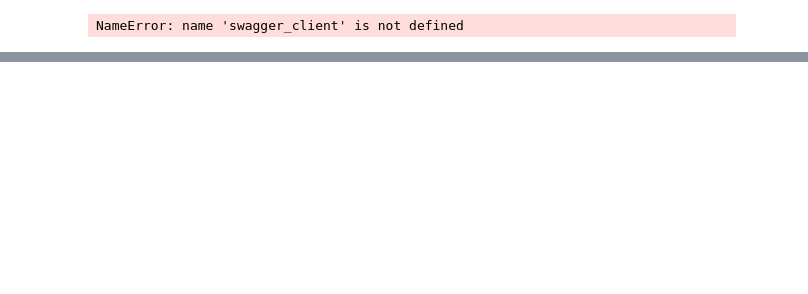
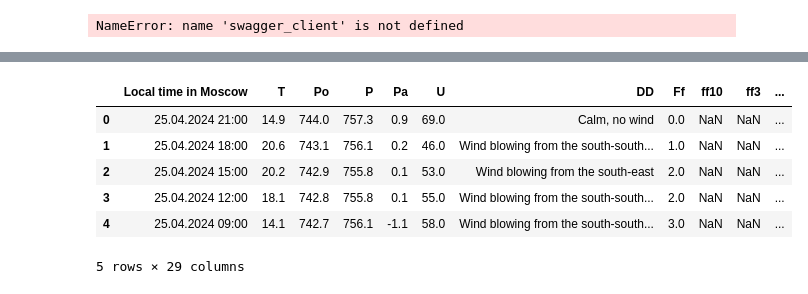
Before and after one commit to PeterOstr/kaggle, a Jupyter notebook: airflow_train1/weather_api_train.ipynb, the cells around one changed output, grey strips where cells are left out. Cells and saved outputs as stored; diff of their text form; code cells hidden in the pictures; blank space fills up the shorter version.

```diff
--- a/airflow_train1/weather_api_train.ipynb
+++ b/airflow_train1/weather_api_train.ipynb
@@ -30,0 +117,11 @@ NameError: name 'swagger_client' is not defined
+# %%
+data_raw = pd.read_excel('data/archive.xls')
+data_raw.head()
+# %% [output]
+|  | Local time in Moscow | T | Po | P | Pa | U | DD | Ff | ff10 | ff3 | ... |
+| 0 | 25.04.2024 21:00 | 14.9 | 744.0 | 757.3 | 0.9 | 69.0 | Calm, no wind | 0.0 | NaN | NaN | ... |
+| 1 | 25.04.2024 18:00 | 20.6 | 743.1 | 756.1 | 0.2 | 46.0 | Wind blowing from the south-south... | 1.0 | NaN | NaN | ... |
+| 2 | 25.04.2024 15:00 | 20.2 | 742.9 | 755.8 | 0.1 | 53.0 | Wind blowing from the south-east | 2.0 | NaN | NaN | ... |
+| 3 | 25.04.2024 12:00 | 18.1 | 742.8 | 755.8 | 0.1 | 55.0 | Wind blowing from the south-south... | 2.0 | NaN | NaN | ... |
+| 4 | 25.04.2024 09:00 | 14.1 | 742.7 | 756.1 | -1.1 | 58.0 | Wind blowing from the south-south... | 3.0 | NaN | NaN | ... |
+5 rows × 29 columns
```
Also changed, not shown: parts of 11 cells of this notebook, 1 other file.
